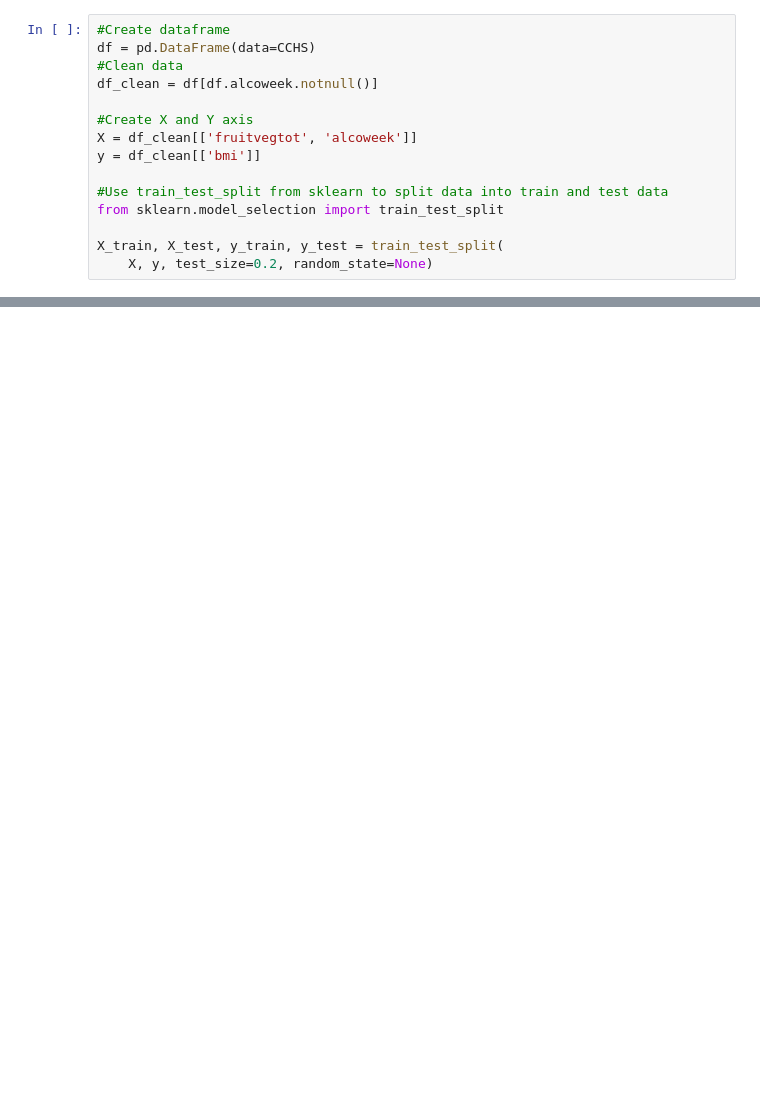
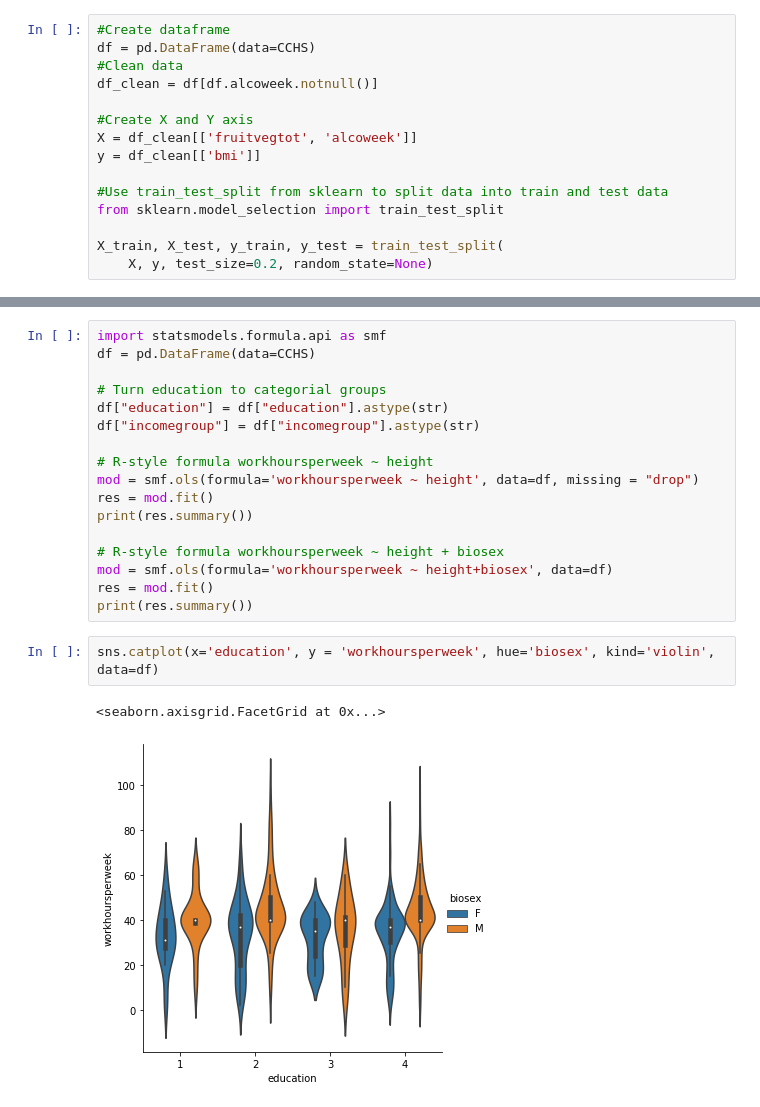
Before and after one commit to diegoarmaca/SocialDataSample, a Jupyter notebook: cchs.ipynb, the cells around one changed output, grey strips where cells are left out. Saved outputs shown, nothing was run; the diff lists cells and outputs as text; blank space fills up the shorter version.

```diff
--- a/cchs.ipynb
+++ b/cchs.ipynb
@@ -397,0 +383,22 @@ Variance score: 0.00
+# %%
+import statsmodels.formula.api as smf
+df = pd.DataFrame(data=CCHS)
+
+# Turn education to categorial groups
+df["education"] = df["education"].astype(str)
+df["incomegroup"] = df["incomegroup"].astype(str)
+
+# R-style formula workhoursperweek ~ height
+mod = smf.ols(formula='workhoursperweek ~ height', data=df, missing = "drop")
+res = mod.fit()
+print(res.summary())
+
+# R-style formula workhoursperweek ~ height + biosex
+mod = smf.ols(formula='workhoursperweek ~ height+biosex', data=df)
+res = mod.fit()
+print(res.summary())
+# %%
+sns.catplot(x='education', y = 'workhoursperweek', hue='biosex', kind='violin', data=df)
+# %% [output]
+<seaborn.axisgrid.FacetGrid at 0x...>
+[figure, added]
```
Also changed, not shown: parts of 7 cells of this notebook.
